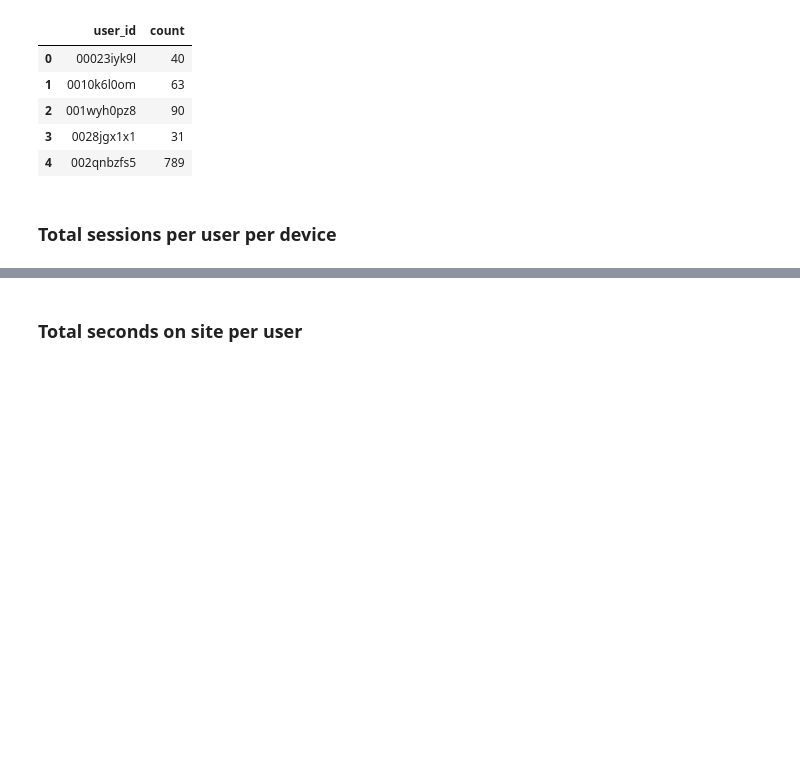
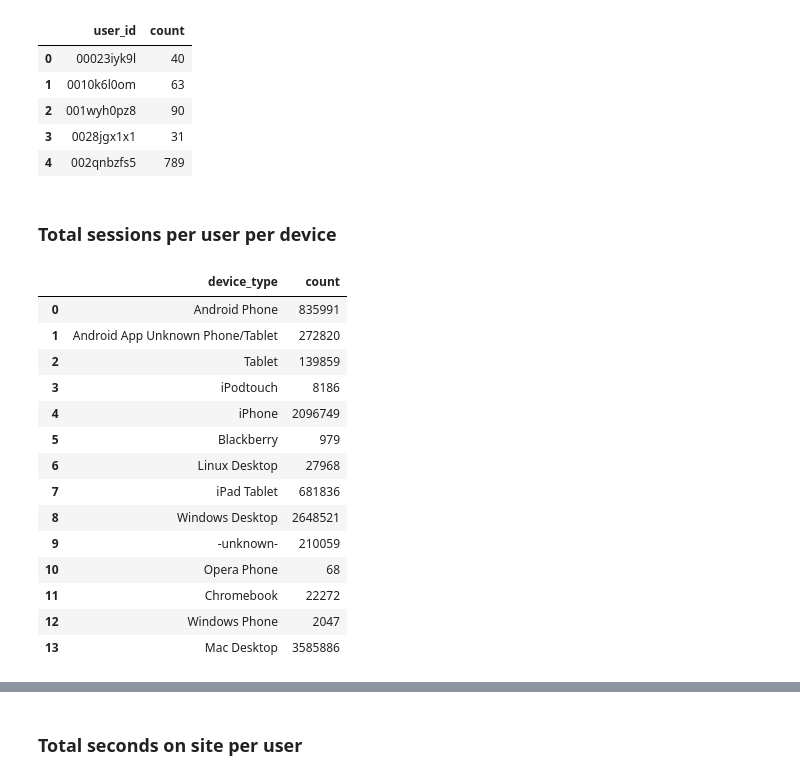
Before and after one commit to emilyageller/Geller_Metis, a Jupyter notebook: Project 3/Project3_Part2_SQLandEDA.ipynb, the cells around one changed output, grey strips where cells are left out. Drawn from its saved outputs; the diff is of its cells as text; code cells hidden in the pictures; blank space fills up the shorter version.

```diff
--- a/Project 3/Project3_Part2_SQLandEDA.ipynb
+++ b/Project 3/Project3_Part2_SQLandEDA.ipynb
@@ -68,6 +68,29 @@ group by user_id
 total_sessions = pd.read_sql(q,cnx)
 # %% [markdown]
 ### Total sessions per user per device
+# %%
+q = '''
+select device_type, count(1)
+from sessions
+group by device_type;'''
+# %%
+pd.read_sql(q,cnx)
+# %% [output]
+|  | device_type | count |
+| 0 | Android Phone | 835991 |
+| 1 | Android App Unknown Phone/Tablet | 272820 |
+| 2 | Tablet | 139859 |
+| 3 | iPodtouch | 8186 |
+| 4 | iPhone | 2096749 |
+| 5 | Blackberry | 979 |
+| 6 | Linux Desktop | 27968 |
+| 7 | iPad Tablet | 681836 |
+| 8 | Windows Desktop | 2648521 |
+| 9 | -unknown- | 210059 |
+| 10 | Opera Phone | 68 |
+| 11 | Chromebook | 22272 |
+| 12 | Windows Phone | 2047 |
+| 13 | Mac Desktop | 3585886 |
 # %%
 q = '''
 select sessions.user_id, sessions.total as Mac
```
Also changed, not shown: parts of 13 cells of this notebook, 3 other files.
